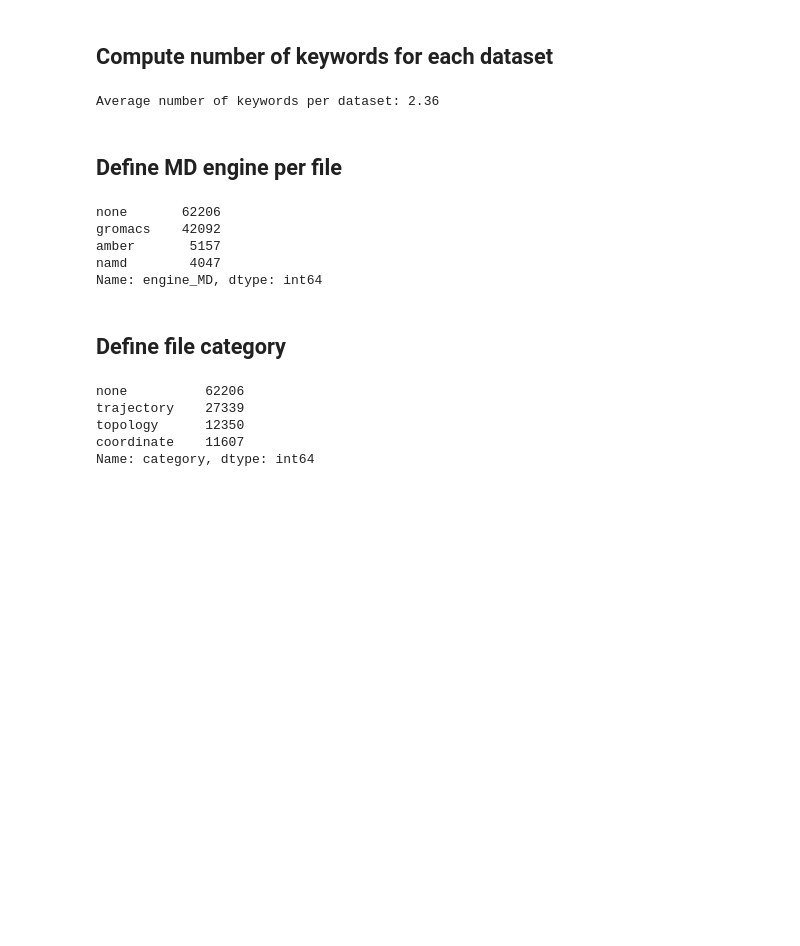
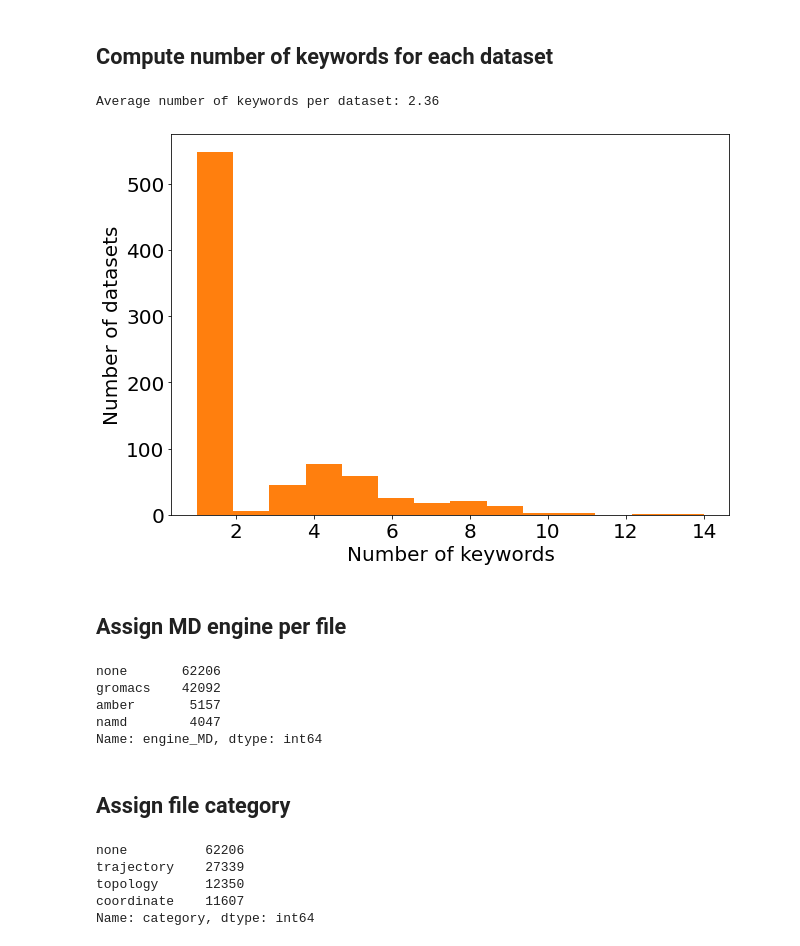
Before and after one commit to MDverse/mdws, a Jupyter notebook: notebooks/analyze_zenodo.ipynb, the cells around one changed output. Cells and saved outputs as stored; diff of their text form; code cells hidden in the pictures; blank space fills up the shorter version.

```diff
--- a/notebooks/analyze_zenodo.ipynb
+++ b/notebooks/analyze_zenodo.ipynb
@@ -84,31 +93,41 @@ ext_all = ext_gromacs + ext_namd + ext_amber
 # %%
 def count_keywords(keywords):
     """Count number of keywords.
 
     Keywords are separated by ; or ,
 
     Parameters
     ----------
     keywords : str
         Keywords.
 
     Returns
     -------
     int
         Number of keywords.
     """
     keywords = str(keywords)
     if keywords and keywords not in ["None", "nan"]:
         keywords_lst = keywords.replace(",", ";").split(";")
         return len(keywords_lst)
     else:
         return 0
 
 datasets["keywords_nb"] = datasets["keywords"].apply(count_keywords)
 datasets["keywords_nb"].value_counts()
+
+plt.figure(figsize=(10,7))
+plt.hist(datasets["keywords_nb"],
+         bins=max(datasets["keywords_nb"]),
+         color="tab:orange")
+plt.xlabel("Number of keywords")
+plt.ylabel("Number of datasets")
+plt.savefig("number_of_keywords_per_dataset.png", dpi=300, bbox_inches="tight")
+
 print(f"Average number of keywords per dataset: {datasets['keywords_nb'].mean():.2f}")
 # %% [output]
 Average number of keywords per dataset: 2.36
+[figure, added]
 # %% [markdown]
-## Define MD engine per file
+## Assign MD engine per file
 # %%
@@ -143,5 +162,5 @@ amber       5157
 namd        4047
 Name: engine_MD, dtype: int64
 # %% [markdown]
-## Define file category
+## Assign file category
 # %%
```
Also changed, not shown: parts of 17 cells of this notebook.
